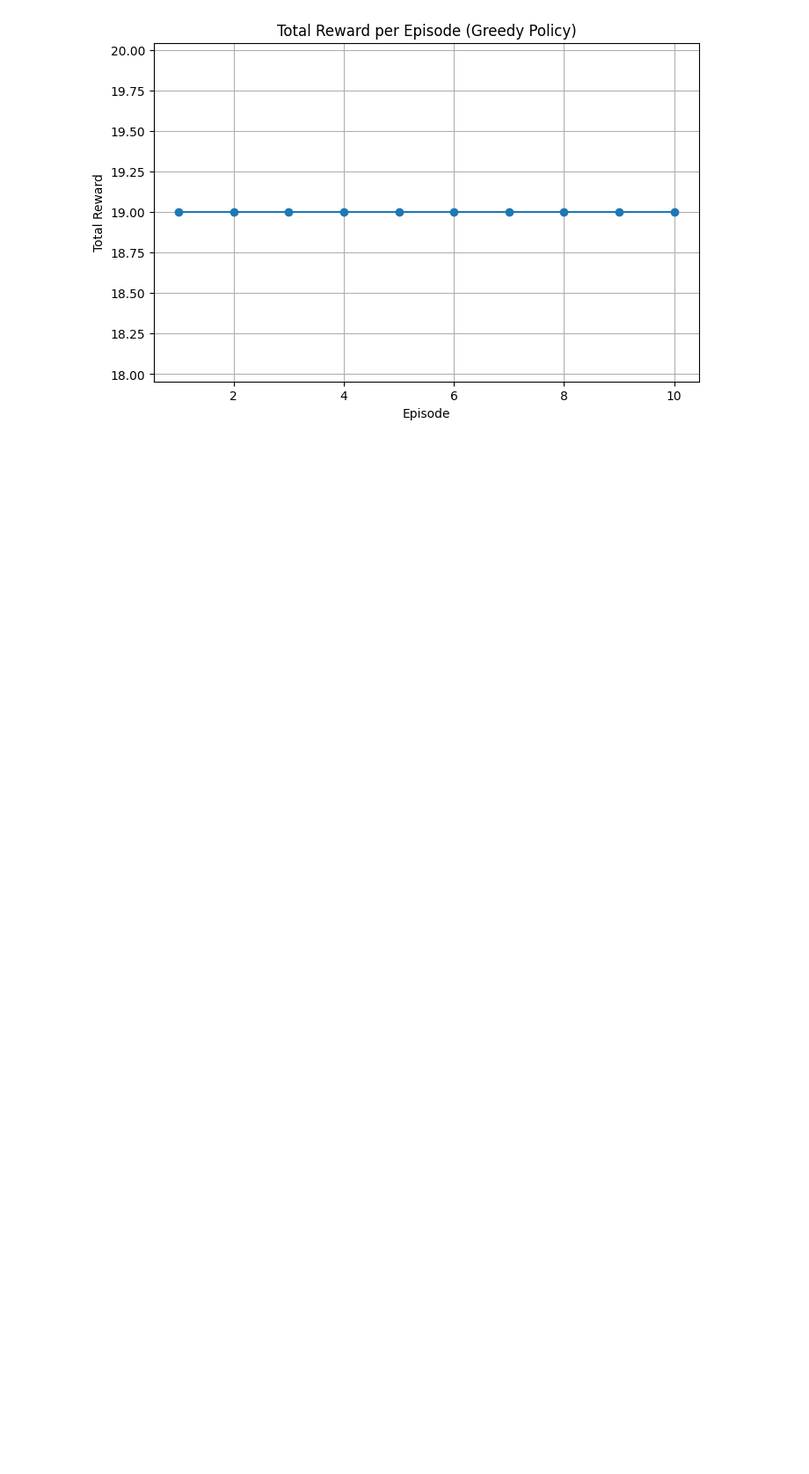
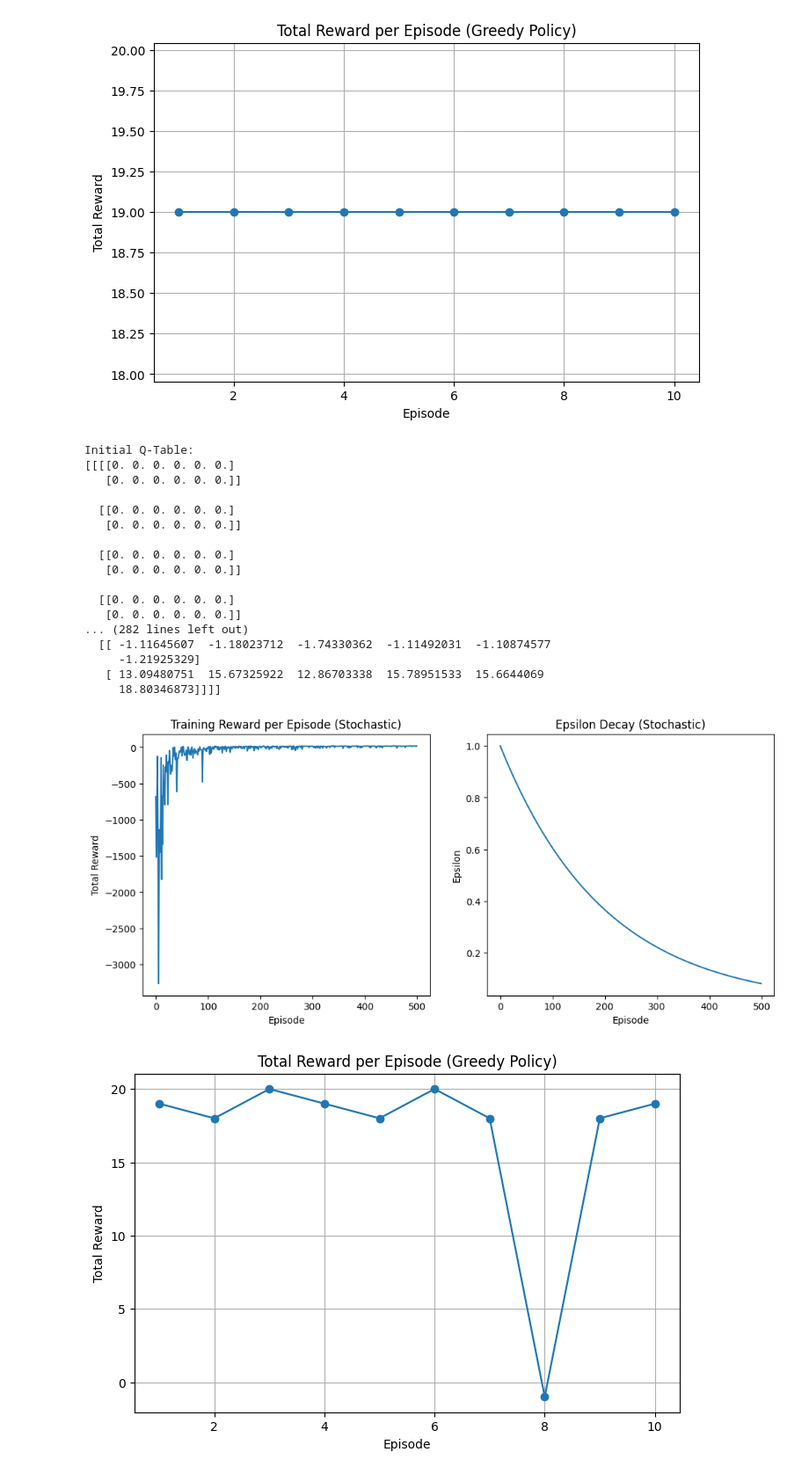
Before and after one commit to ruthvik-30/RL-A1-Defining-and-solving-RL-environments, a Jupyter notebook: part2.ipynb, the cells around one changed output. Shown: that part at 88% size. Saved outputs shown, nothing was run; the diff lists cells and outputs as text; code cells hidden in the pictures; blank space fills up the shorter version.

Commit message:
applied q learning for stochastic environment and plotted graphs

```diff
--- a/part2.ipynb
+++ b/part2.ipynb
@@ -242,26 +242,54 @@ Initial Q-Table:
 # %%
 # Training stochastic environment
 env_stochastic = Env_3_Drone_Delivery(stochastic=True, multiple_deliveries=False)
 q_table_stoch, rewards_stoch, epsilons_stoch = train_q_learning(env_stochastic)
 
 # Save the trained Q-table
 with open("q_table_stochastic.pkl", "wb") as f:
     pickle.dump(q_table_stoch, f)
 
 # Evaluate stochastic environment
 eval_rewards_stoch = evaluate_q_learning(env_stochastic, q_table_stoch)
 
 # Plot results
 plt.figure(figsize=(12, 5))
 plt.subplot(1, 2, 1)
 plt.plot(rewards_stoch)
 plt.xlabel("Episode")
 plt.ylabel("Total Reward")
 plt.title("Training Reward per Episode (Stochastic)")
 
 plt.subplot(1, 2, 2)
 plt.plot(epsilons_stoch)
 plt.xlabel("Episode")
 plt.ylabel("Epsilon")
 plt.title("Epsilon Decay (Stochastic)")
 plt.show()
+
+plt.figure(figsize=(8, 5))
+plt.plot(range(1, 11), eval_rewards_stoch, marker='o', linestyle='-')
+plt.xlabel("Episode")
+plt.ylabel("Total Reward")
+plt.title("Total Reward per Episode (Greedy Policy)")
+plt.grid(True)
+plt.show()
+# %% [output]
+Initial Q-Table:
+[[[[0. 0. 0. 0. 0. 0.]
+   [0. 0. 0. 0. 0. 0.]]
+
+  [[0. 0. 0. 0. 0. 0.]
+   [0. 0. 0. 0. 0. 0.]]
+
+  [[0. 0. 0. 0. 0. 0.]
+   [0. 0. 0. 0. 0. 0.]]
+
+  [[0. 0. 0. 0. 0. 0.]
+   [0. 0. 0. 0. 0. 0.]]
+... (282 lines left out)
+  [[ -1.11645607  -1.18023712  -1.74330362  -1.11492031  -1.10874577
+     -1.21925329]
+   [ 13.09480751  15.67325922  12.86703338  15.78951533  15.6644069
+     18.80346873]]]]
+[figure, added]
+[figure, added]
```
Also changed, not shown: 1 other file.
